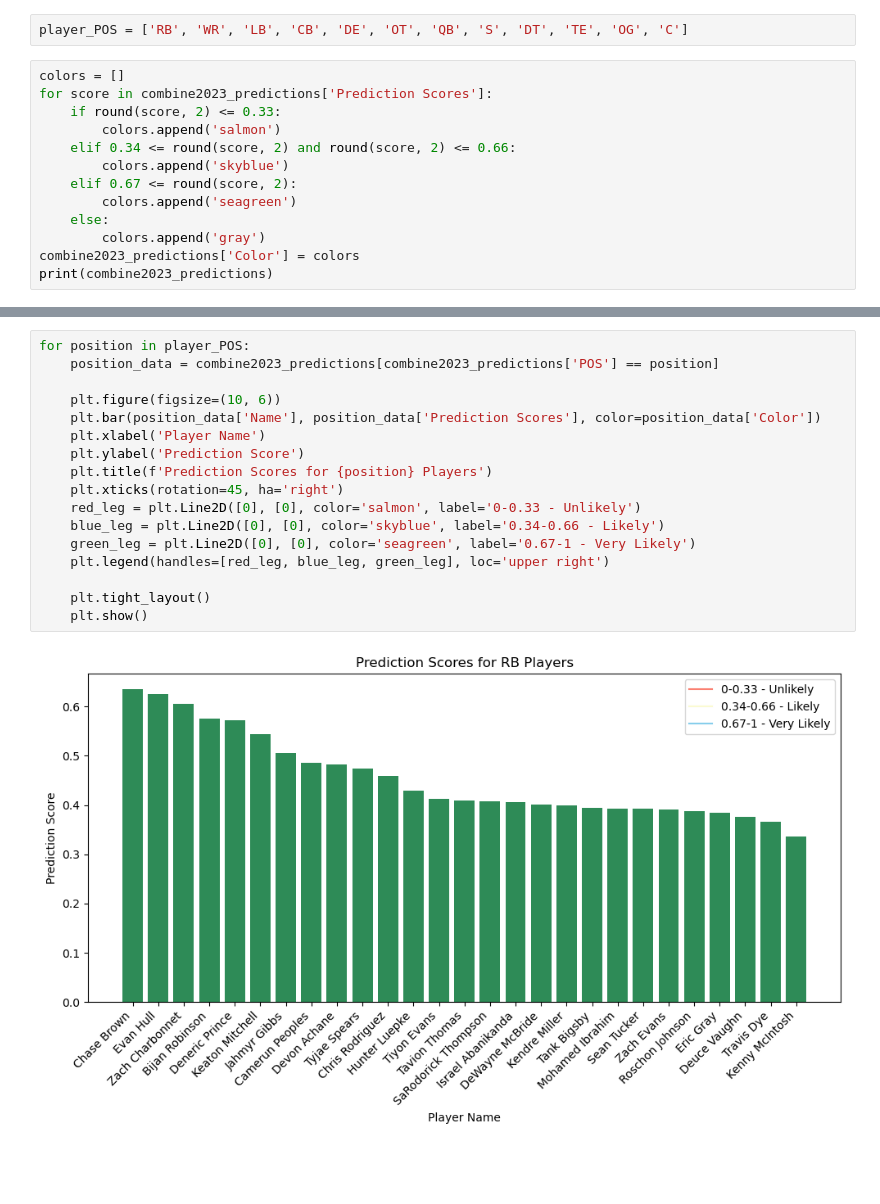
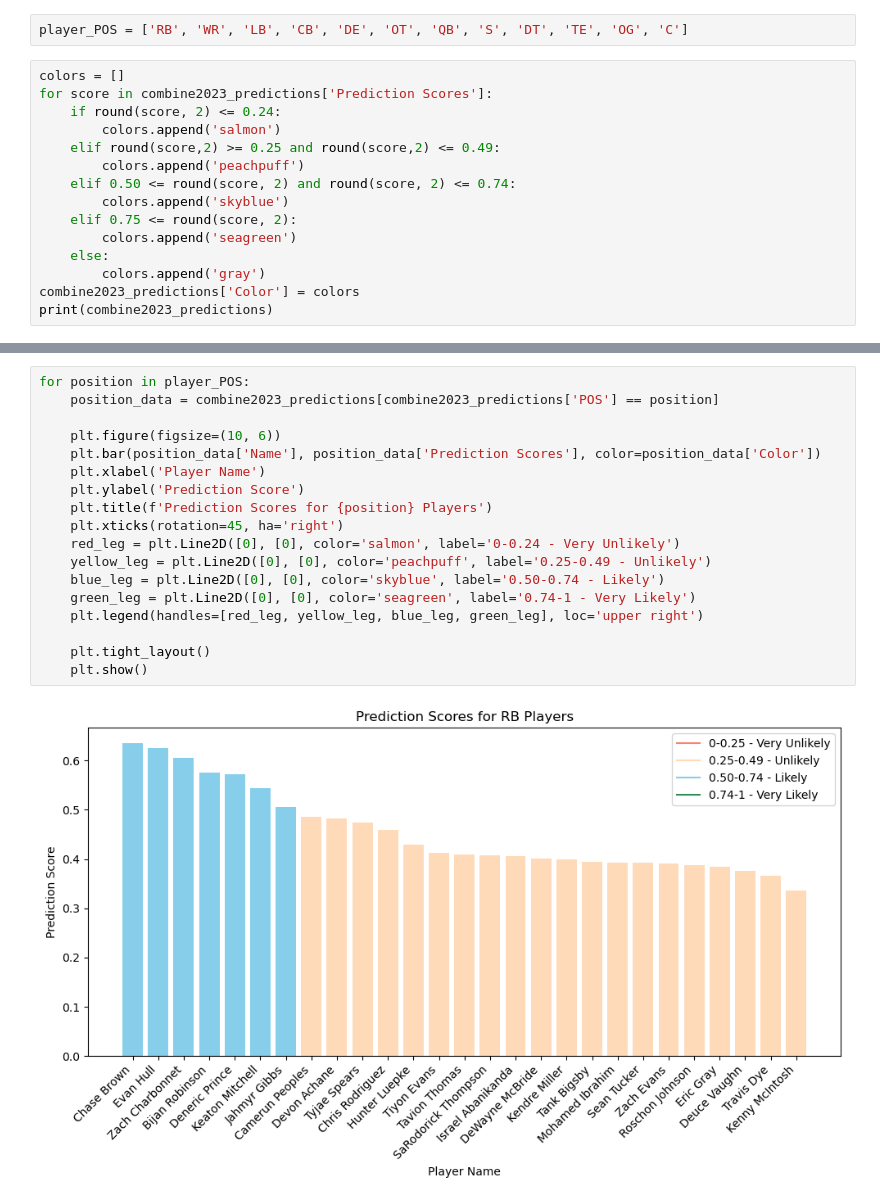
Before and after one commit to SiyungCho/Scrape-NFL-Combine, a Jupyter notebook: Combine_2023_analysis.ipynb, the cells around one changed output, grey strips where cells are left out. Drawn from its saved outputs; the diff is of its cells as text; blank space fills up the shorter version.

```diff
--- a/Combine_2023_analysis.ipynb
+++ b/Combine_2023_analysis.ipynb
@@ -249,11 +249,13 @@ player_POS = ['RB', 'WR', 'LB', 'CB', 'DE', 'OT', 'QB', 'S', 'DT', 'TE', 'OG', '
 # %%
 colors = []
 for score in combine2023_predictions['Prediction Scores']:
-    if round(score, 2) <= 0.33:
+    if round(score, 2) <= 0.24:
         colors.append('salmon')
-    elif 0.34 <= round(score, 2) and round(score, 2) <= 0.66:
+    elif round(score,2) >= 0.25 and round(score,2) <= 0.49:
+        colors.append('peachpuff')
+    elif 0.50 <= round(score, 2) and round(score, 2) <= 0.74:
         colors.append('skyblue')
-    elif 0.67 <= round(score, 2):
+    elif 0.75 <= round(score, 2):
         colors.append('seagreen')
     else:
         colors.append('gray')
@@ -277,19 +279,20 @@ print(combine2023_predictions)
 # %%
 for position in player_POS:
     position_data = combine2023_predictions[combine2023_predictions['POS'] == position]
 
     plt.figure(figsize=(10, 6))
     plt.bar(position_data['Name'], position_data['Prediction Scores'], color=position_data['Color'])
     plt.xlabel('Player Name')
     plt.ylabel('Prediction Score')
     plt.title(f'Prediction Scores for {position} Players')
     plt.xticks(rotation=45, ha='right')
-    red_leg = plt.Line2D([0], [0], color='salmon', label='0-0.33 - Unlikely')
-    blue_leg = plt.Line2D([0], [0], color='skyblue', label='0.34-0.66 - Likely')
-    green_leg = plt.Line2D([0], [0], color='seagreen', label='0.67-1 - Very Likely')
-    plt.legend(handles=[red_leg, blue_leg, green_leg], loc='upper right')
+    red_leg = plt.Line2D([0], [0], color='salmon', label='0-0.24 - Very Unlikely')
+    yellow_leg = plt.Line2D([0], [0], color='peachpuff', label='0.25-0.49 - Unlikely')
+    blue_leg = plt.Line2D([0], [0], color='skyblue', label='0.50-0.74 - Likely')
+    green_leg = plt.Line2D([0], [0], color='seagreen', label='0.74-1 - Very Likely')
+    plt.legend(handles=[red_leg, yellow_leg, blue_leg, green_leg], loc='upper right')
 
     plt.tight_layout()
     plt.show()
 # %% [output]
-[figure, old version]
+[figure, new version]
```
Also changed, not shown: parts of 2 cells of this notebook.
